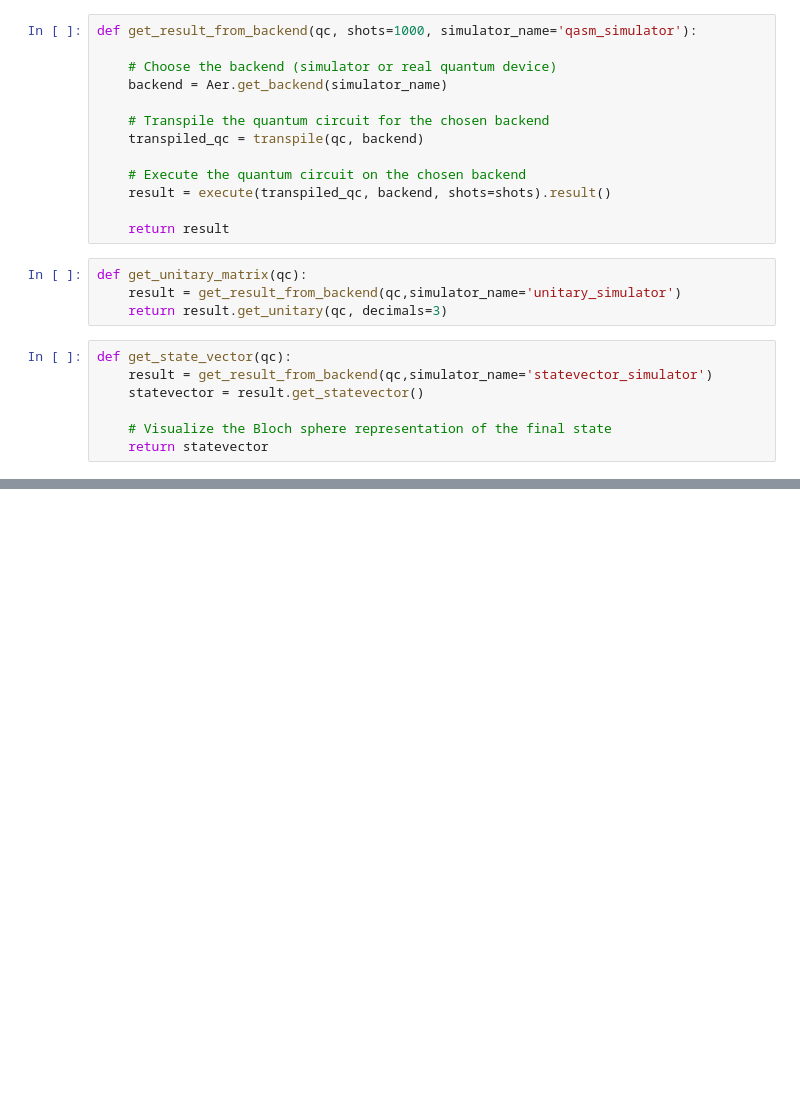
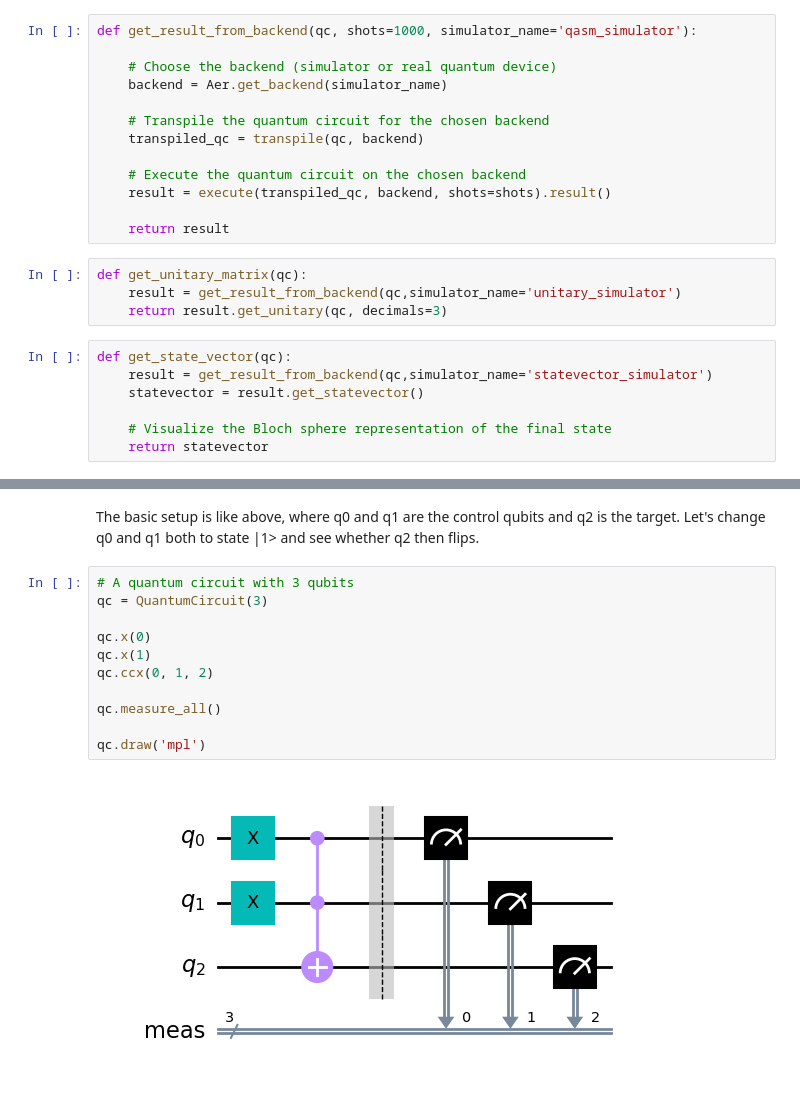
Before and after one commit to chottoamii/QLearn-Assets, a Jupyter notebook: codes/Quantum Gates/toffoli_ccnot_gate.ipynb, the cells around one changed output, grey strips where cells are left out. Drawn from its saved outputs; the diff is of its cells as text; blank space fills up the shorter version.

```diff
--- a/codes/Quantum Gates/toffoli_ccnot_gate.ipynb
+++ b/codes/Quantum Gates/toffoli_ccnot_gate.ipynb
@@ -27,0 +51,15 @@ def get_state_vector(qc):
+# %% [markdown]
+The basic setup is like above, where q0 and q1 are the control qubits and q2 is the target. Let's change q0 and q1 both to state |1> and see whether q2 then flips.
+# %%
+# A quantum circuit with 3 qubits
+qc = QuantumCircuit(3)
+
+qc.x(0)
+qc.x(1)
+qc.ccx(0, 1, 2)
+
+qc.measure_all()
+
+qc.draw('mpl')
+# %% [output]
+[figure, added]
```
Also changed, not shown: parts of 33 cells of this notebook, 1 other file.
